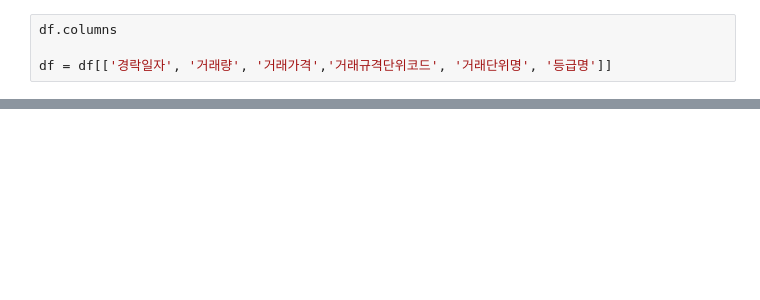
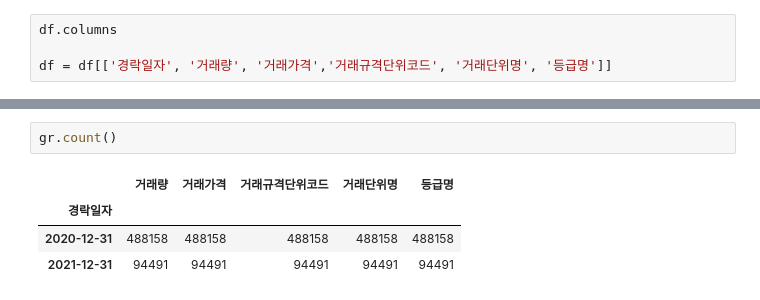
Before and after one commit to Kyeongrok/naver_shopping_ml_model, a Jupyter notebook: public_data/get_auction_prices.ipynb, the cells around one changed output, grey strips where cells are left out. Cells and saved outputs as stored; diff of their text form; blank space fills up the shorter version.

```diff
--- a/public_data/get_auction_prices.ipynb
+++ b/public_data/get_auction_prices.ipynb
@@ -83,0 +78,7 @@ gr.mean()
+# %%
+gr.count()
+# %% [output]
+|  | 거래량 | 거래가격 | 거래규격단위코드 | 거래단위명 | 등급명 |
+| 경락일자 |  |  |  |  |  |
+| 2020-12-31 | 488158 | 488158 | 488158 | 488158 | 488158 |
+| 2021-12-31 | 94491 | 94491 | 94491 | 94491 | 94491 |
```
Also changed, not shown: parts of 6 cells of this notebook, 3 other files.
